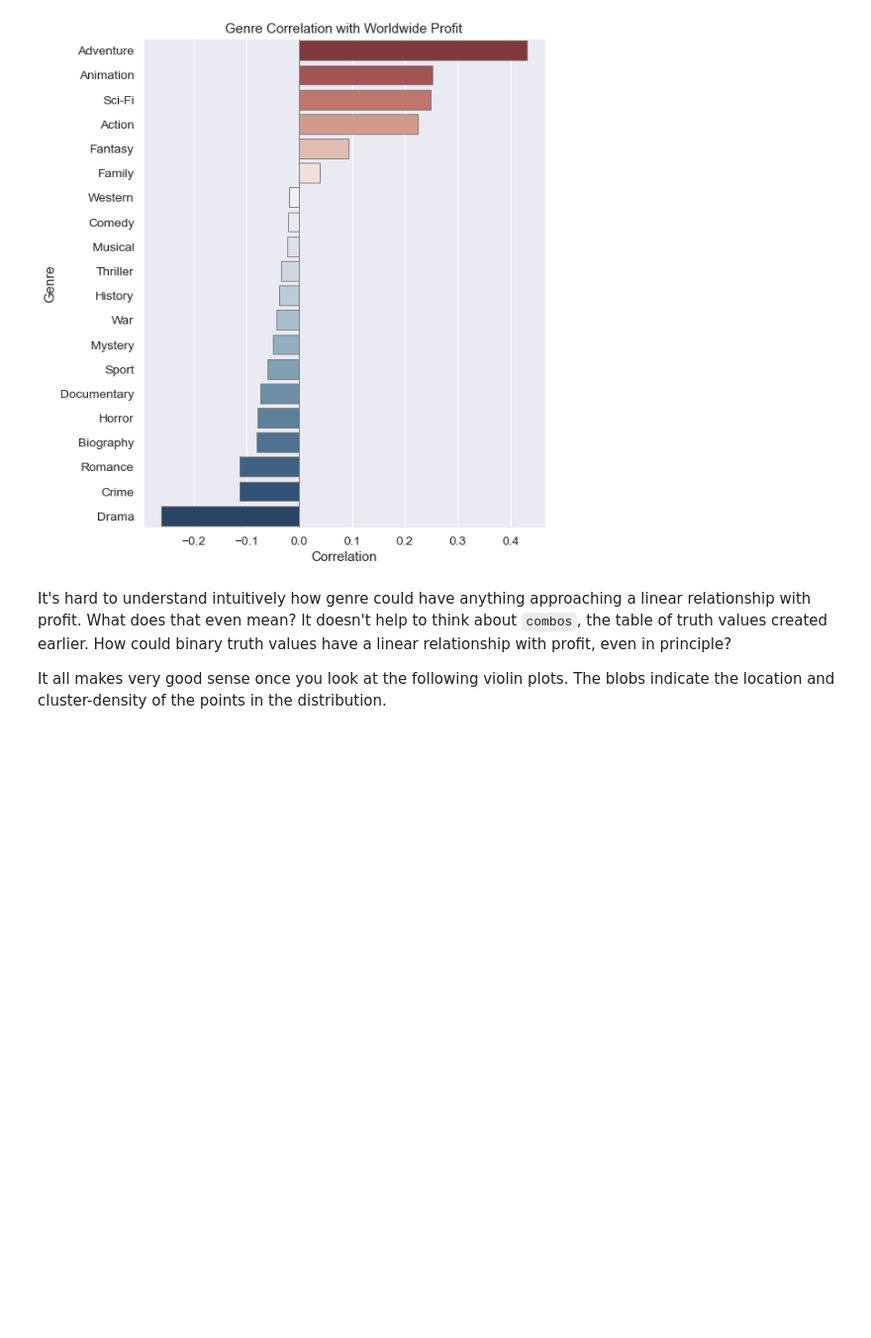
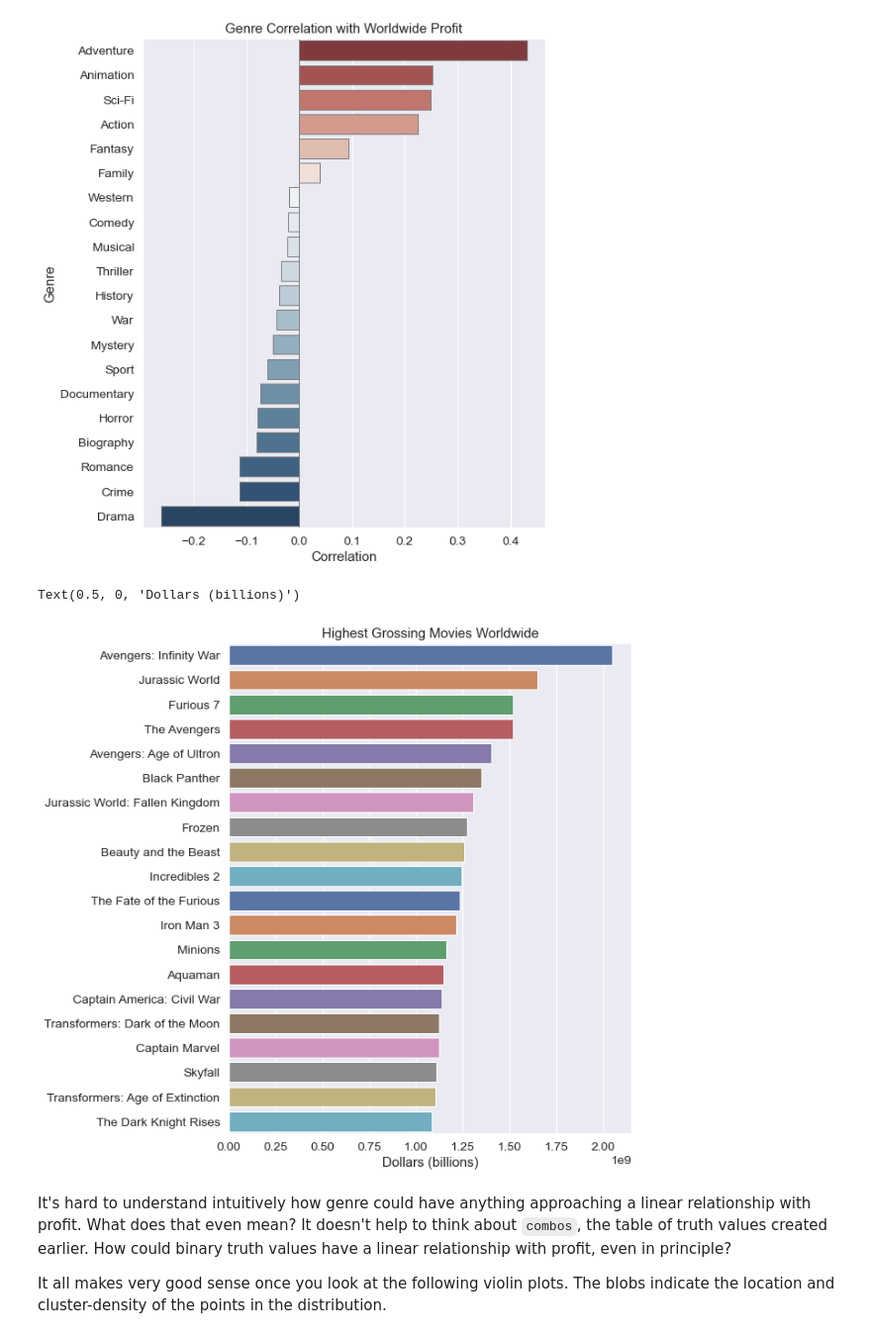
Before and after one commit to ndgigliotti/dsc-phase-1-project, a Jupyter notebook: genres.ipynb, the cells around one changed output. Shown at 99% size. Cells and saved outputs as stored; diff of their text form; code cells hidden in the pictures; blank space fills up the shorter version.

Commit message:
add sanity check graphs

```diff
--- a/genres.ipynb
+++ b/genres.ipynb
@@ -448,6 +449,14 @@ plotting.cat_correlation(combos, imdb['worldwide_profit'], 'Genre Correlation wi
 # %% [output]
 <AxesSubplot:title={'center':'Genre Correlation with Worldwide Profit'}, xlabel='Correlation', ylabel='Genre'>
 [figure]
+# %%
+ax = plotting.topn_ranking(imdb, 'primary_title', 'worldwide_gross', 20, figsize=(8, 10))
+ax.set_title('Highest Grossing Movies Worldwide')
+ax.set_ylabel(None)
+ax.set_xlabel('Dollars (billions)')
+# %% [output]
+Text(0.5, 0, 'Dollars (billions)')
+[figure, added]
 # %% [markdown]
 It's hard to understand intuitively how genre could have anything approaching a linear relationship with profit. What does that even mean? It doesn't help to think about `combos`, the table of truth values created earlier. How could binary truth values have a linear relationship with profit, even in principle?
 
```
Also changed, not shown: parts of 5 cells of this notebook, 1 other file.
